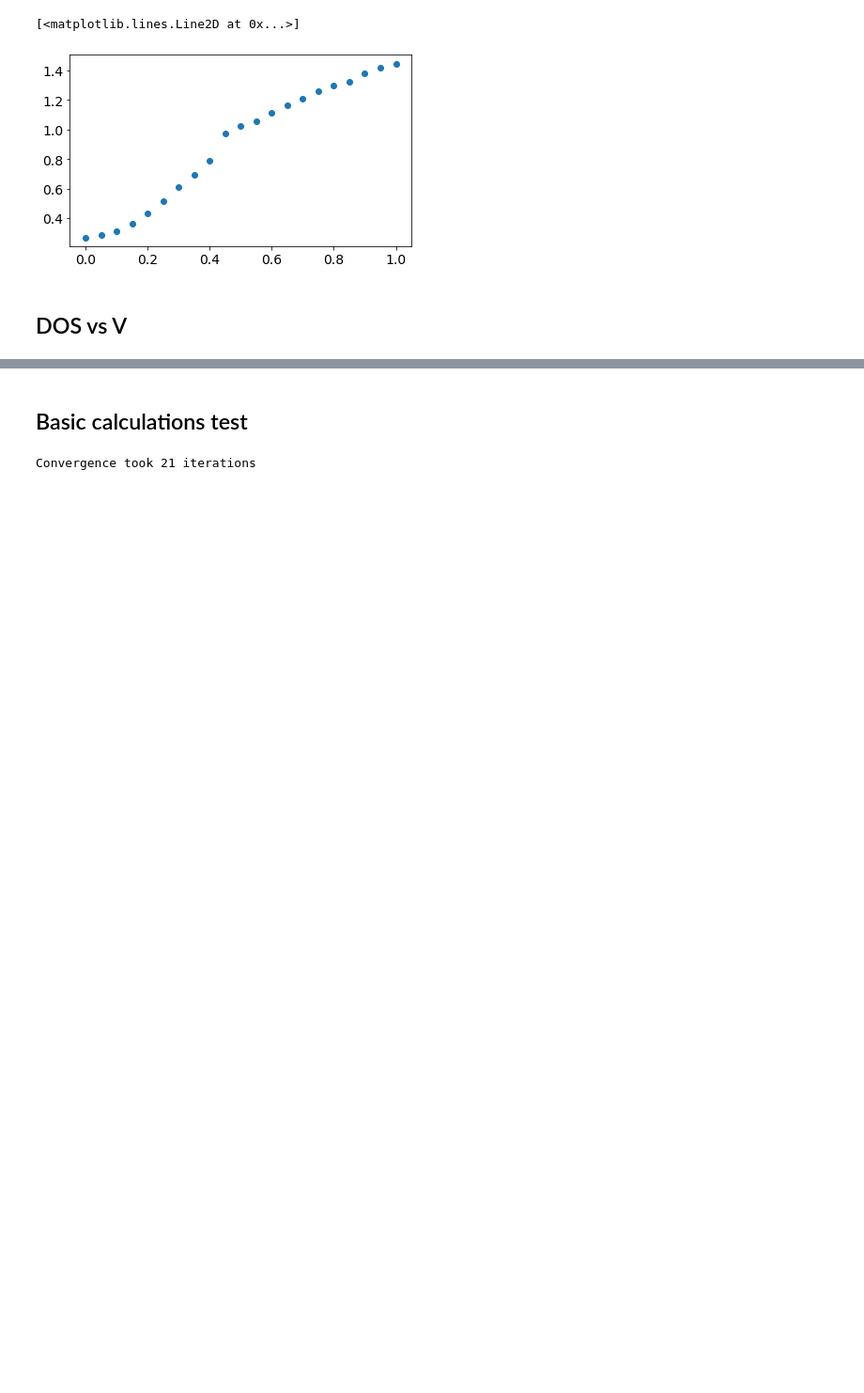
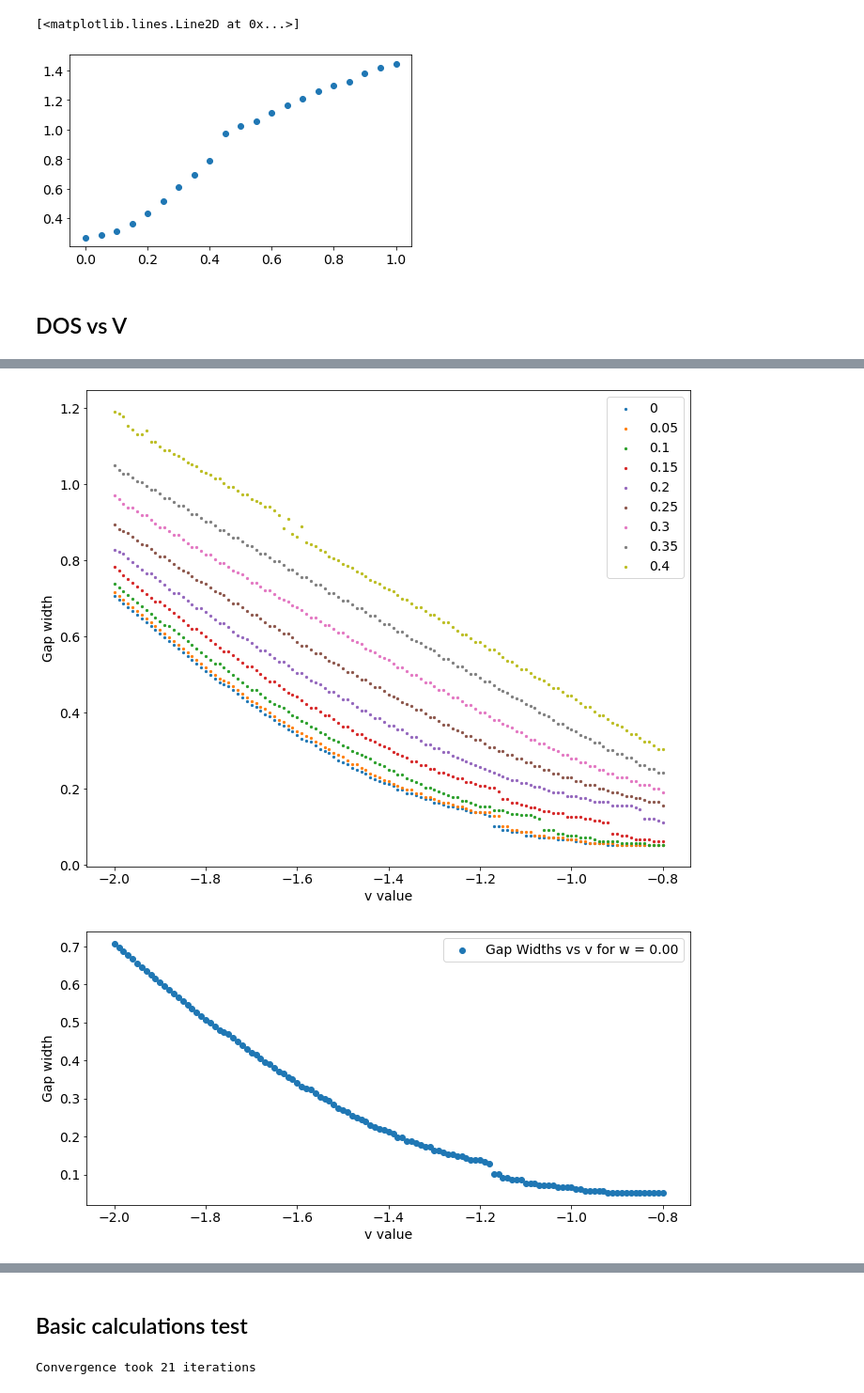
Before and after one commit to gautamra/Superconducting-Fibonacci-chain, a Jupyter notebook: Laboratory.ipynb, the cells around one changed output, grey strips where cells are left out. Shown at 94% size. Drawn from its saved outputs; the diff is of its cells as text; code cells hidden in the pictures; blank space fills up the shorter version.

Commit message:
add ability to compute gap width vs v for various values of w

```diff
--- a/Laboratory.ipynb
+++ b/Laboratory.ipynb
@@ -277,0 +319,38 @@ plt.plot(ws, gaps, "o")
+# %%
+for w in ws:
+    for v in vs:
+        fig, ax = plt.subplots()
+        ax.plot(eexes[w][v], DOSes[w][v], label = "w = {}".format(f'{w:.2f}')+" v = {}".format(f'{v:.2f}'))
+        ax.set_xlabel("Energy")
+        ax.set_ylabel("DOS")
+        ax.legend()
+        #fig.savefig("C:/Users/chris/Desktop/Summer 2020/Github/20201020/Mass DOS Plotting/"+"w = {}".format(f'{w:.2f}')+"/"+"v = {}".format(f'{v:.2f}')+".png")
+# %%
+gaps = []
+for i in range(len(ws)):
+    gaps.append([])
+    for v in vs:
+        test = DOS_SC(eexes[ws[i]][v], DOSes[ws[i]][v])
+        test.find_coherence_peak()
+        gaps[i].append(test.gapWidth)
+
+# Produce a combined plot for the gap width vs. v scatter plots for various w, colored according to combinedPlotColors
+    # Need at least as many colors than w values.
+combinedPlotColors = ["tab:blue","tab:orange","tab:green","tab:red","tab:purple","tab:brown","tab:pink","tab:gray","tab:olive","tab:cyan"]
+fig, ax = plt.subplots(figsize=(10,8))
+for i in range(len(ws)):
+    ax.scatter(vs, gaps[i], s=5,c=combinedPlotColors[i],label = "Gap Widths vs v for w = {}".format(f'{ws[i]:.2f}'))
+ax.set_xlabel("v value")
+ax.set_ylabel("Gap width")
+ax.legend(ws)
+
+# Produce individual plots for gap width vs v
+for i in range(len(ws)):
+    fig, ax = plt.subplots(figsize=(10,5))
+    ax.scatter(vs, gaps[i],label = "Gap Widths vs v for w = {}".format(f'{ws[i]:.2f}'))
+    ax.set_xlabel("v value")
+    ax.set_ylabel("Gap width")
+    ax.legend()
+# %% [output]
+[figure, added]
+[figure, added]
```
Also changed, not shown: parts of 2 cells of this notebook.
